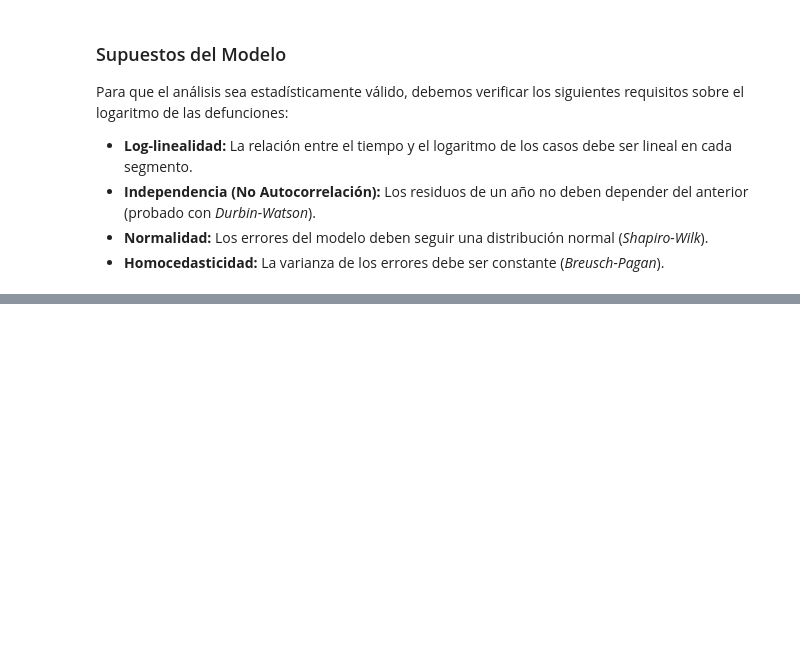
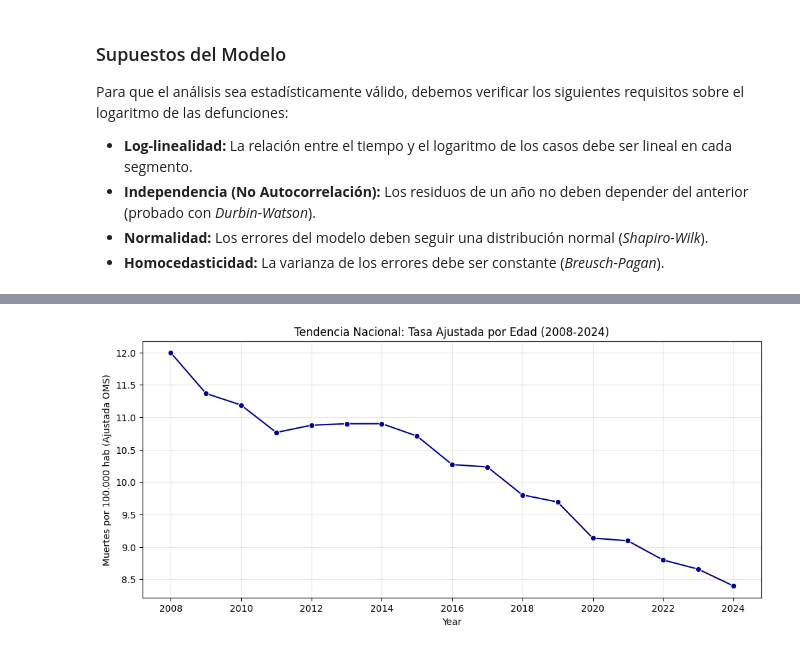
Before and after one commit to LasciaStare/Seminario, a Jupyter notebook: 3_datos.ipynb, the cells around one changed output, grey strips where cells are left out. Cells and saved outputs as stored; diff of their text form; code cells hidden in the pictures; blank space fills up the shorter version.

```diff
--- a/3_datos.ipynb
+++ b/3_datos.ipynb
@@ -30,0 +29,16 @@ df = pd.read_parquet(RUTA_DATA)
+# %%
+import pandas as pd
+import numpy as np
+import matplotlib.pyplot as plt
+import seaborn as sns
+import statsmodels.api as sm
+from pathlib import Path
+from statsmodels.stats.stattools import durbin_watson
+
+RUTA_PANEL = Path("proyecto/data/analytical/panel_dpto_año.parquet")
+
+# Cargar el dataset
+df_panel = pd.read_parquet(RUTA_PANEL)
+
+print(f"Dataset cargado: {df_panel.shape[0]} registros (Depto-Año).")
+print("Variable principal: tasa_ajustada_edad (TAE)")
@@ -280,0 +67,18 @@ Dataset para Joinpoint generado exitosamente en: Datos/input_joinpoint_estomago.
+# %%
+# 1. Función para promedio ponderado
+def weighted_average(group):
+    return (group['tasa_ajustada_edad'] * group['poblacion_total']).sum() / group['poblacion_total'].sum()
+
+# 2. Agrupar por año para sacar la línea país
+serie_nacional = df_panel.groupby('año').apply(weighted_average, include_groups=False).reset_index()
+serie_nacional.columns = ['Year', 'TAE_Nacional']
+
+# 3. Visualización de la tendencia real de riesgo
+plt.figure(figsize=(12, 5))
+sns.lineplot(data=serie_nacional, x='Year', y='TAE_Nacional', marker='o', color='darkblue')
+plt.title('Tendencia Nacional: Tasa Ajustada por Edad (2008-2024)')
+plt.ylabel('Muertes por 100.000 hab (Ajustada OMS)')
+plt.grid(True, alpha=0.3)
+plt.show()
+# %% [output]
+[figure, added]
```
Also changed, not shown: parts of 32 cells of this notebook, 5 other files.
